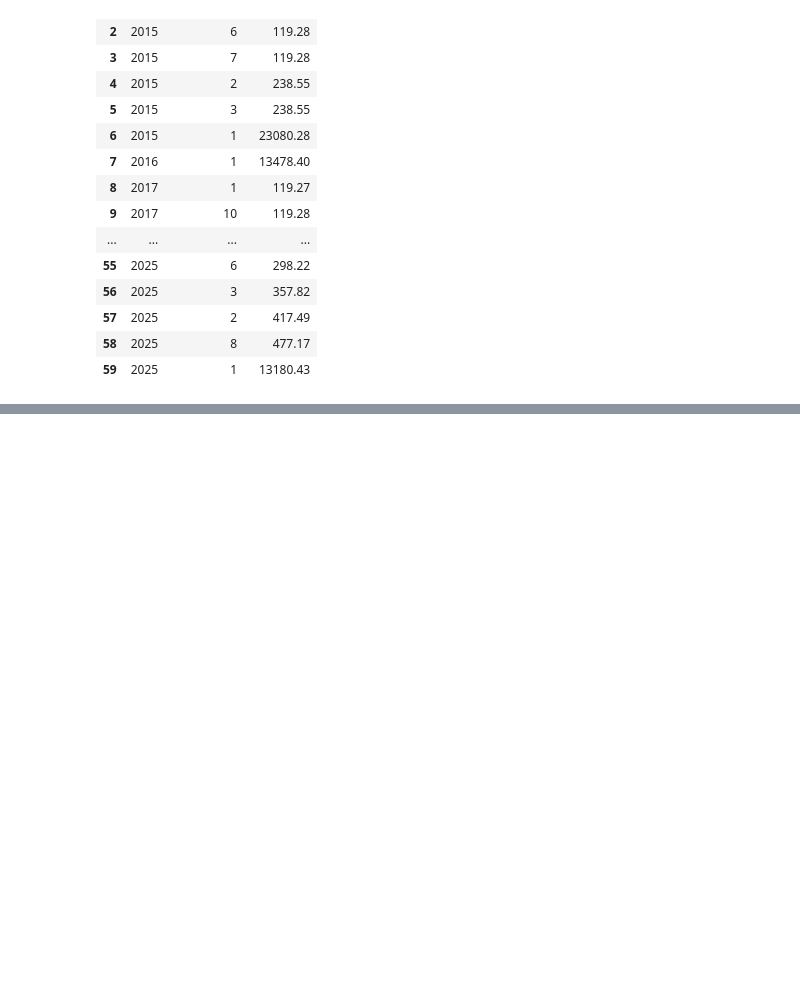
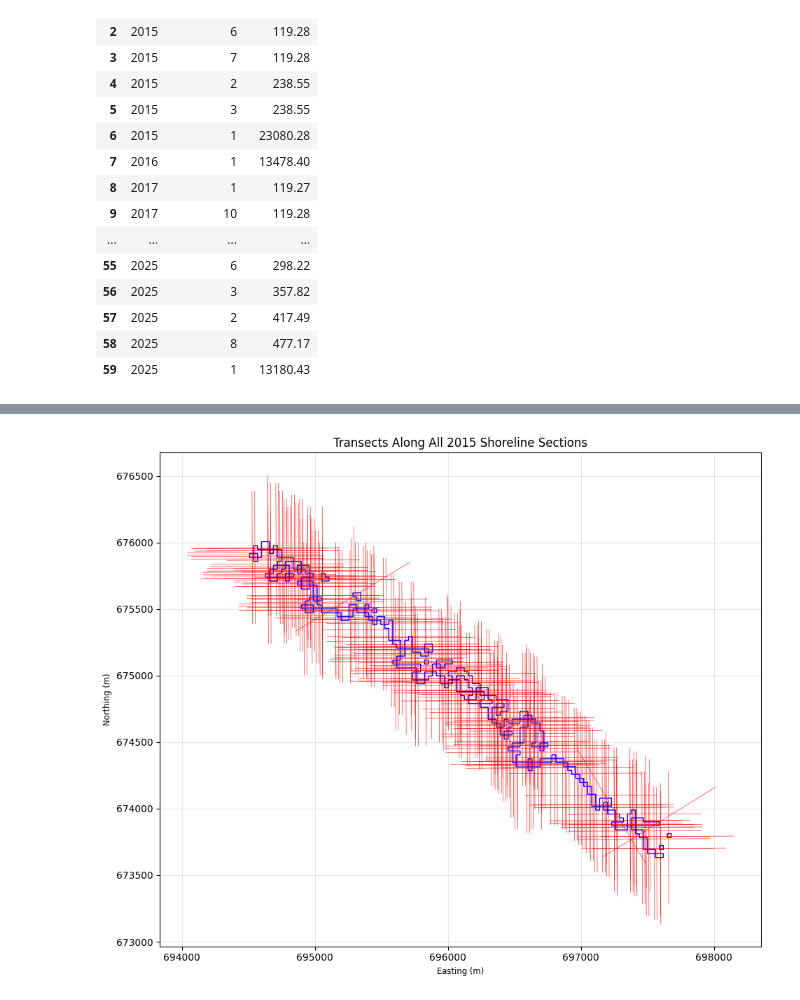
Before and after one commit to ayooluwaestheraladetuyi-cpu/aiyetoro-shoreline-analysis, a Jupyter notebook: Aiyetoro_XGBoost_SHAP_Analysis.ipynb, the cells around one changed output, grey strips where cells are left out. Saved outputs shown, nothing was run; the diff lists cells and outputs as text; code cells hidden in the pictures; blank space fills up the shorter version.

```diff
--- a/Aiyetoro_XGBoost_SHAP_Analysis.ipynb
+++ b/Aiyetoro_XGBoost_SHAP_Analysis.ipynb
@@ -531,0 +690,92 @@ Columns: ['ndwi_thres', 'year', 'shoreline', 'count', 'geometry']
+# %%
+import numpy as np
+import geopandas as gpd
+import matplotlib.pyplot as plt
+
+from shapely.geometry import LineString
+from shapely.ops import linemerge
+
+# Merge the 2015 shoreline segments where possible
+merged = linemerge(shoreline_2015.geometry.union_all())
+
+# Get all available shoreline lines
+if merged.geom_type == "LineString":
+    line_parts = [merged]
+elif merged.geom_type == "MultiLineString":
+    line_parts = list(merged.geoms)
+else:
+    line_parts = [
+        geom for geom in merged.geoms
+        if geom.geom_type == "LineString"
+    ]
+
+spacing = 100
+half_length = 500
+transects = []
+
+# Generate transects along every line section
+for line in line_parts:
+
+    if line.length < 20:
+        continue
+
+    for distance in np.arange(10, line.length, spacing):
+
+        point = line.interpolate(distance)
+
+        before = line.interpolate(max(0, distance - 5))
+        after = line.interpolate(min(line.length, distance + 5))
+
+        dx = after.x - before.x
+        dy = after.y - before.y
+        magnitude = np.hypot(dx, dy)
+
+        if magnitude == 0:
+            continue
+
+        nx = -dy / magnitude
+        ny = dx / magnitude
+
+        transect = LineString([
+            (point.x - nx * half_length,
+             point.y - ny * half_length),
+            (point.x + nx * half_length,
+             point.y + ny * half_length)
+        ])
+
+        transects.append(transect)
+
+transect_gdf = gpd.GeoDataFrame(
+    {"transect_id": range(1, len(transects) + 1)},
+    geometry=transects,
+    crs="EPSG:32631"
+)
+
+print("Shoreline sections:", len(line_parts))
+print("Transects generated:", len(transect_gdf))
+
+# Plot the results
+fig, ax = plt.subplots(figsize=(12, 8))
+
+shoreline_2015.plot(
+    ax=ax,
+    color="blue",
+    linewidth=1,
+    label="2015 shoreline"
+)
+
+transect_gdf.plot(
+    ax=ax,
+    color="red",
+    linewidth=0.4
+)
+
+ax.set_title("Transects Along All 2015 Shoreline Sections")
+ax.set_xlabel("Easting (m)")
+ax.set_ylabel("Northing (m)")
+ax.set_aspect("equal")
+ax.grid(True, alpha=0.3)
+
+plt.tight_layout()
+plt.show()
+# %% [output]
@@ -531,0 +784 @@ Columns: ['ndwi_thres', 'year', 'shoreline', 'count', 'geometry']
+[figure, added]
```
Also changed, not shown: parts of 63 cells of this notebook.
